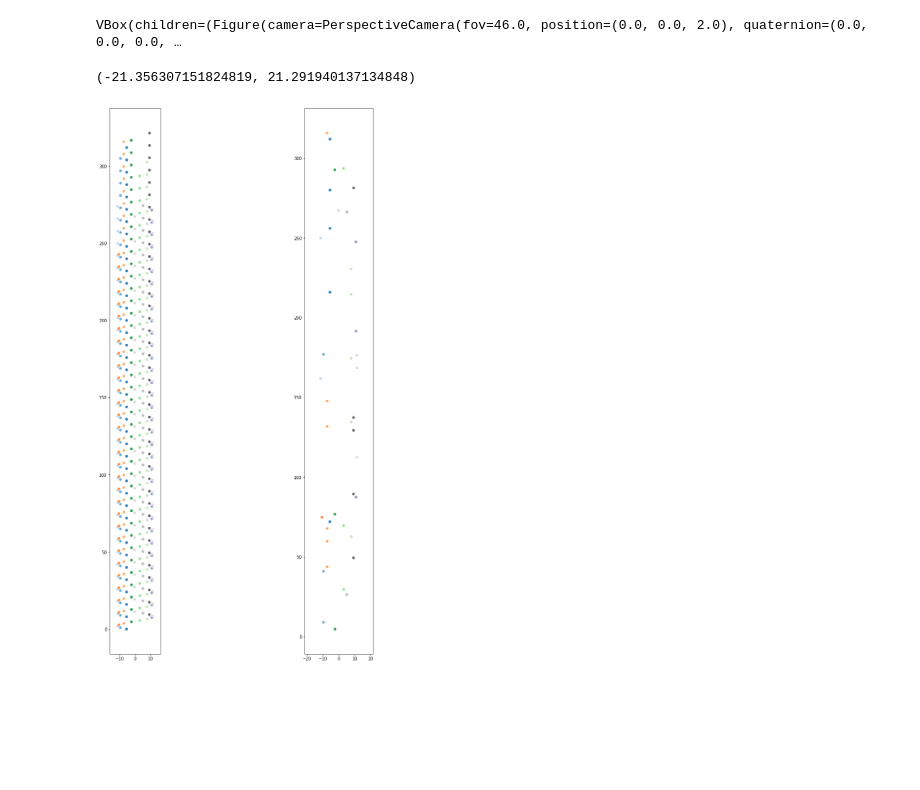
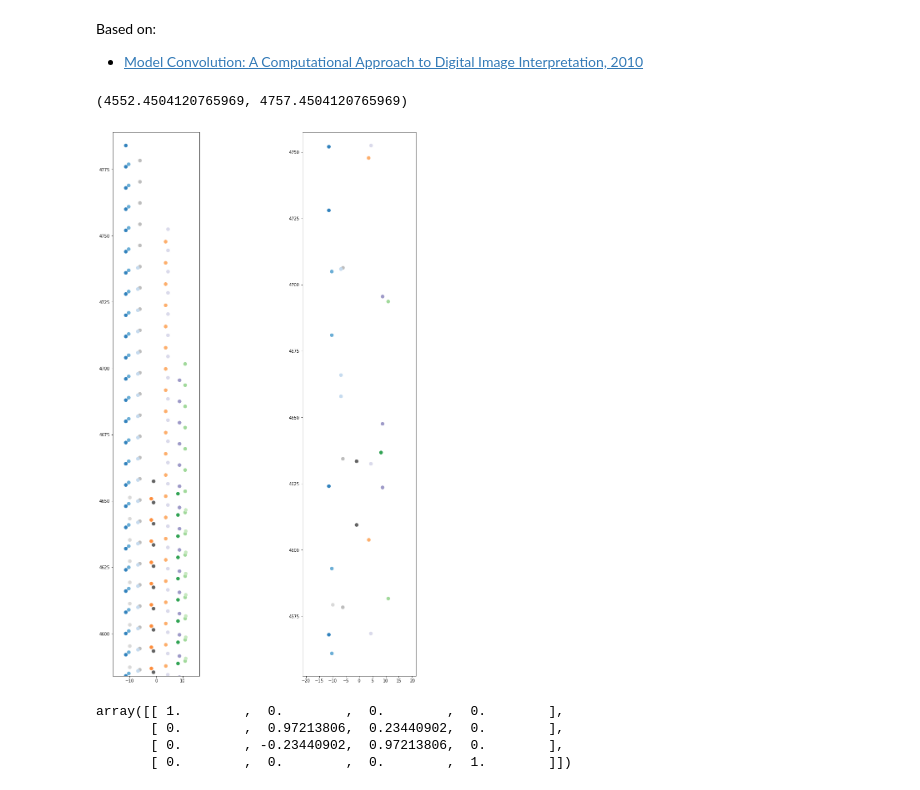
Before and after one commit to brouhardlab/anamic, a Jupyter notebook: notebooks/Simulate_Microscope_Images.ipynb, the cells around one changed output. Saved outputs shown, nothing was run; the diff lists cells and outputs as text; code cells hidden in the pictures; blank space fills up the shorter version.

```diff
--- a/notebooks/Simulate_Microscope_Images.ipynb
+++ b/notebooks/Simulate_Microscope_Images.ipynb
@@ -1,3 +1,7 @@
+# %% [markdown]
+Based on:
+
+- [Model Convolution: A Computational Approach to Digital Image Interpretation, 2010](https://www.ncbi.nlm.nih.gov/pmc/articles/PMC2864900/)
 # %%
 %matplotlib inline
 
@@ -20,10 +24,10 @@ import skimage
 # - y corresponds to each protofilaments.
 
 n_pf = 13
-n_rows = 40
+n_rows = 600
 
 dimers = np.ones((n_pf, n_rows))
-dimers = anamic.structure.generate_random_tapers(dimers, 0, 10)
+dimers = anamic.structure.generate_random_tapers(dimers, 0, 20)
 
 #_ = anamic.viz.viz_dimers(dimers, start_row=0, grid=True)
 
@@ -39,30 +43,38 @@ positions[['x', 'y', 'z']] = np.dot(positions[['x', 'y', 'z']].values, Rz[:3, :3
 labeling_ratio = 0.1
 positions['labeled'] = np.random.random(positions.shape[0]) < labeling_ratio
 
-anamic.viz.viz_dimer_positions(positions, size=2, color_feature_name='pf')
+#anamic.viz.viz_dimer_positions(positions, size=0.4, color_feature_name='pf')
-# %% [output]
-VBox(children=(Figure(camera=PerspectiveCamera(fov=46.0, position=(0.0, 0.0, 2.0), quaternion=(0.0, 0.0, 0.0, …
 # %%
 # Visualize projected dimer positions on a plan.
 
 # We choose the XZ plan for projection so no need to project positions.
-# The x, y coordinate correspond to the projected one.
+
+positions[['x_proj', 'y_proj']] = positions[['x', 'z']].copy()
 
 color_feature_name = 'pf'
-marker_size = 30
+marker_size = 60
 colormap = 'tab20c'
 
 fig, axs = plt.subplots(ncols=2, figsize=(16, 24))
 
 selected_dimers = positions[(positions['visible'] == True)]
-axs[0].scatter(selected_dimers['x'], selected_dimers['z'], c=selected_dimers[color_feature_name], s=marker_size, cmap=colormap)
+axs[0].scatter(selected_dimers['x_proj'], selected_dimers['y_proj'], c=selected_dimers[color_feature_name],s=marker_size, cmap=colormap)
 axs[0].set_aspect('equal')
-axs[0].set_xlim(selected_dimers['x'].min() - 5, selected_dimers['x'].max() + 5)
+axs[0].set_xlim(selected_dimers['x_proj'].min() - 5, selected_dimers['x_proj'].max() + 5)
+axs[0].set_ylim(selected_dimers['y_proj'].max() - 200, selected_dimers['y_proj'].max() + 5)
 
 selected_dimers = positions[(positions['visible'] == True) & (positions['labeled'] == True)]
-axs[1].scatter(selected_dimers['x'], selected_dimers['z'], c=selected_dimers[color_feature_name], s=marker_size, cmap=colormap)
+axs[1].scatter(selected_dimers['x_proj'], selected_dimers['z'], c=selected_dimers[color_feature_name], s=marker_size, cmap=colormap)
 axs[1].set_aspect('equal')
-axs[1].set_xlim(selected_dimers['x'].min() - 10, selected_dimers['x'].max() + 10)
+axs[1].set_xlim(selected_dimers['x_proj'].min() - 10, selected_dimers['x_proj'].max() + 10)
+axs[1].set_ylim(selected_dimers['y_proj'].max() - 200, selected_dimers['y_proj'].max() + 5)
 # %% [output]
-(-21.356307151824819, 21.291940137134848)
+(4552.4504120765969, 4757.4504120765969)
-[figure, old version]
+[figure, new version]
+# %%
+Rx
+# %% [output]
+array([[ 1.        ,  0.        ,  0.        ,  0.        ],
+       [ 0.        ,  0.97213806,  0.23440902,  0.        ],
+       [ 0.        , -0.23440902,  0.97213806,  0.        ],
+       [ 0.        ,  0.        ,  0.        ,  1.        ]])
```
Also changed, not shown: parts of 7 cells of this notebook.
